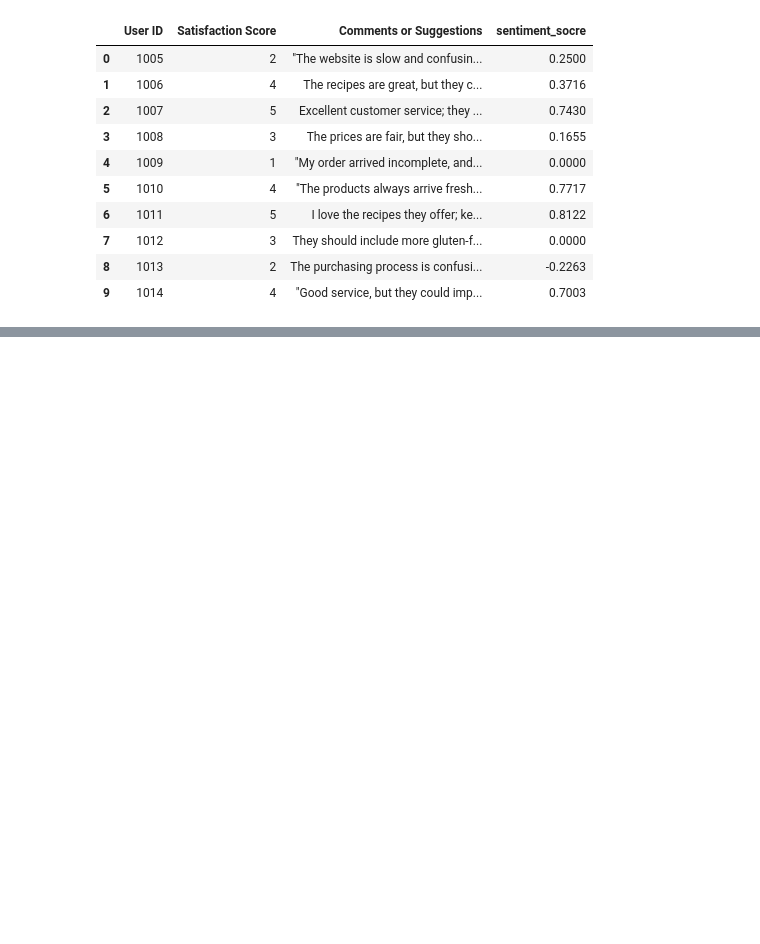
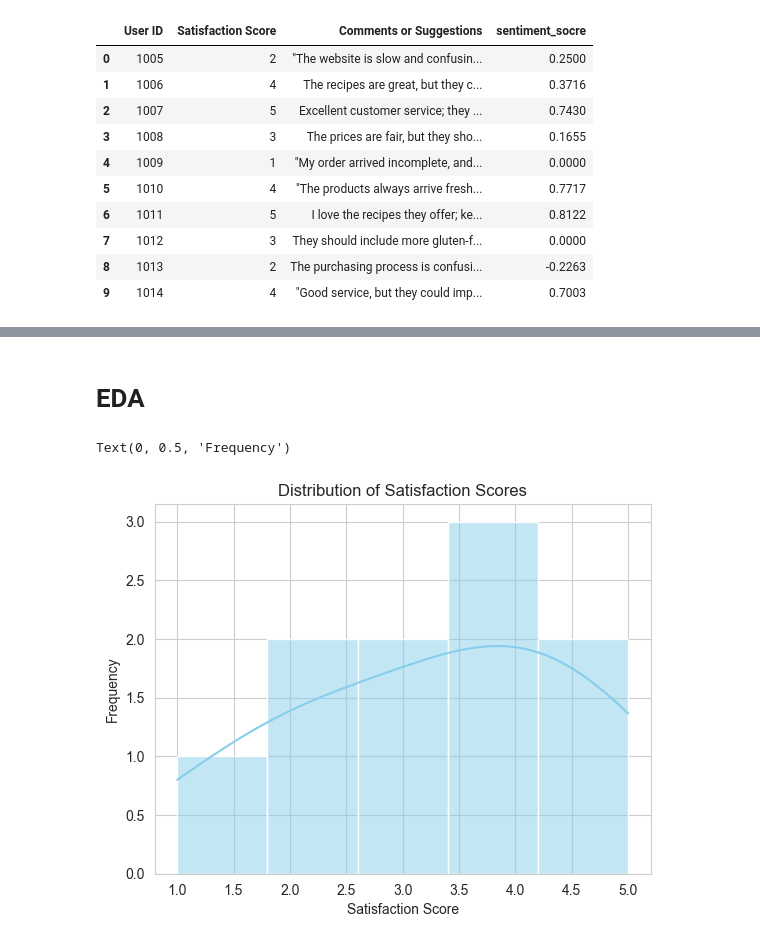
Before and after one commit to Keerat-Singh/WIL_Week-1, a Jupyter notebook: sentiment.ipynb, the cells around one changed output, grey strips where cells are left out. Cells and saved outputs as stored; diff of their text form; code cells hidden in the pictures; blank space fills up the shorter version.

```diff
--- a/sentiment.ipynb
+++ b/sentiment.ipynb
@@ -83 +87,11 @@ reviews_df
 | 9 | 1014 | 4 | "Good service, but they could imp... | 0.7003 | Positive |
+# %% [markdown]
+# EDA
+# %%
+sns.histplot(reviews_df['Satisfaction Score '], kde=True, color='skyblue')
+plt.title('Distribution of Satisfaction Scores')
+plt.xlabel('Satisfaction Score')
+plt.ylabel('Frequency')
+# %% [output]
+Text(0, 0.5, 'Frequency')
+[figure, added]
```
Also changed, not shown: parts of 8 cells of this notebook, 20 other files.
